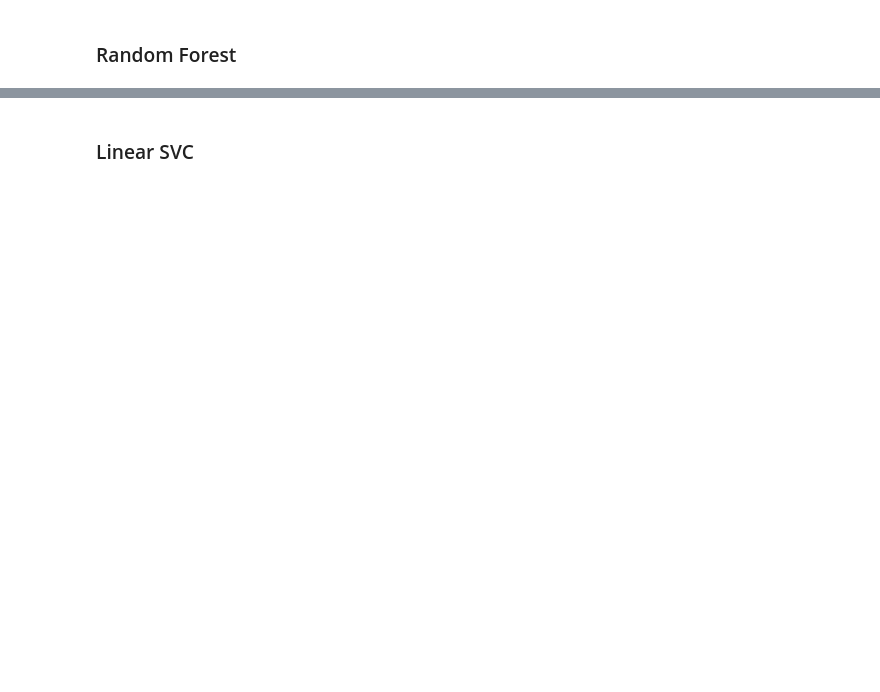
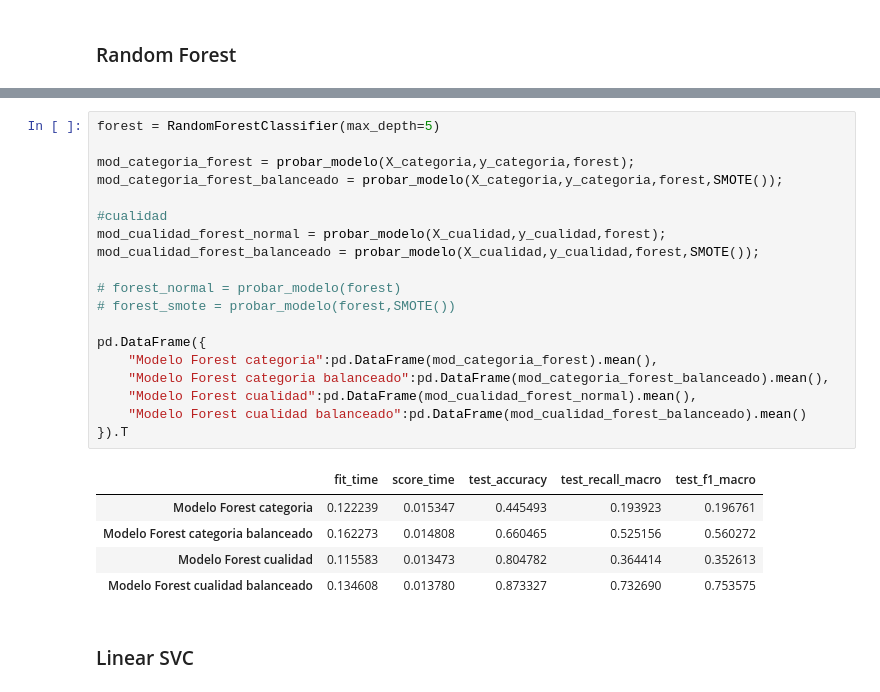
Before and after one commit to No-Country-simulation/G9-LATAM-Team71, a Jupyter notebook: data-science/Finance_AI_Asistente_Inteligente_de_Salud_Financiera.ipynb, the cells around one changed output, grey strips where cells are left out. Drawn from its saved outputs; the diff is of its cells as text; blank space fills up the shorter version.

```diff
--- a/data-science/Finance_AI_Asistente_Inteligente_de_Salud_Financiera.ipynb
+++ b/data-science/Finance_AI_Asistente_Inteligente_de_Salud_Financiera.ipynb
@@ -102,3 +146,28 @@ pd.DataFrame({
+# %%
+forest = RandomForestClassifier(max_depth=5)
+
+mod_categoria_forest = probar_modelo(X_categoria,y_categoria,forest);
+mod_categoria_forest_balanceado = probar_modelo(X_categoria,y_categoria,forest,SMOTE());
+
+#cualidad
+mod_cualidad_forest_normal = probar_modelo(X_cualidad,y_cualidad,forest);
+mod_cualidad_forest_balanceado = probar_modelo(X_cualidad,y_cualidad,forest,SMOTE());
+
+# forest_normal = probar_modelo(forest)
+# forest_smote = probar_modelo(forest,SMOTE())
+
+pd.DataFrame({
+    "Modelo Forest categoria":pd.DataFrame(mod_categoria_forest).mean(),
+    "Modelo Forest categoria balanceado":pd.DataFrame(mod_categoria_forest_balanceado).mean(),
+    "Modelo Forest cualidad":pd.DataFrame(mod_cualidad_forest_normal).mean(),
+    "Modelo Forest cualidad balanceado":pd.DataFrame(mod_cualidad_forest_balanceado).mean()
+}).T
+# %% [output]
+|  | fit_time | score_time | test_accuracy | test_recall_macro | test_f1_macro |
+| Modelo Forest categoria | 0.122239 | 0.015347 | 0.445493 | 0.193923 | 0.196761 |
+| Modelo Forest categoria balanceado | 0.162273 | 0.014808 | 0.660465 | 0.525156 | 0.560272 |
+| Modelo Forest cualidad | 0.115583 | 0.013473 | 0.804782 | 0.364414 | 0.352613 |
+| Modelo Forest cualidad balanceado | 0.134608 | 0.013780 | 0.873327 | 0.732690 | 0.753575 |
 # %% [markdown]
 ### Linear SVC
 # %%
```
Also changed, not shown: parts of 19 cells of this notebook, 1 other file.
